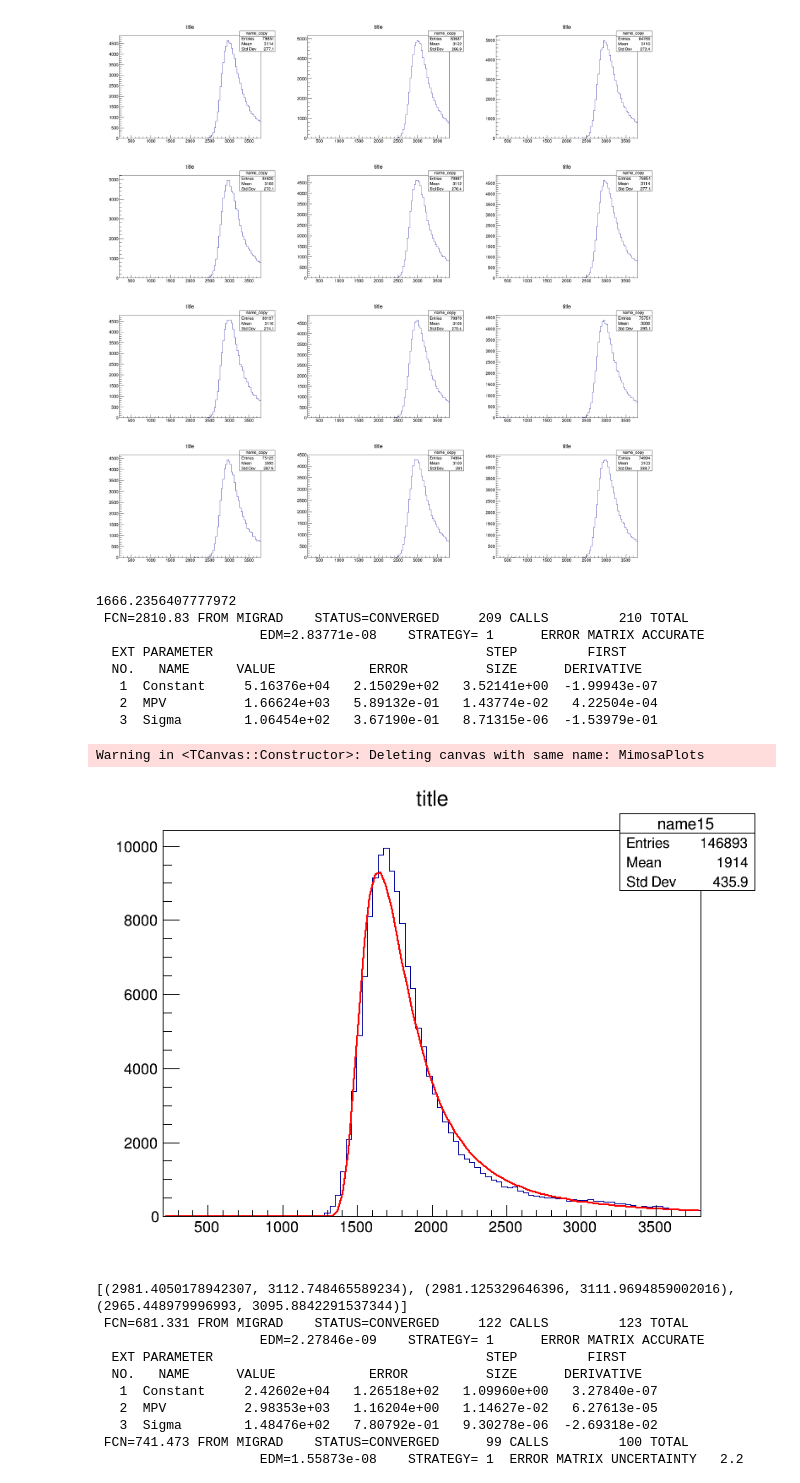
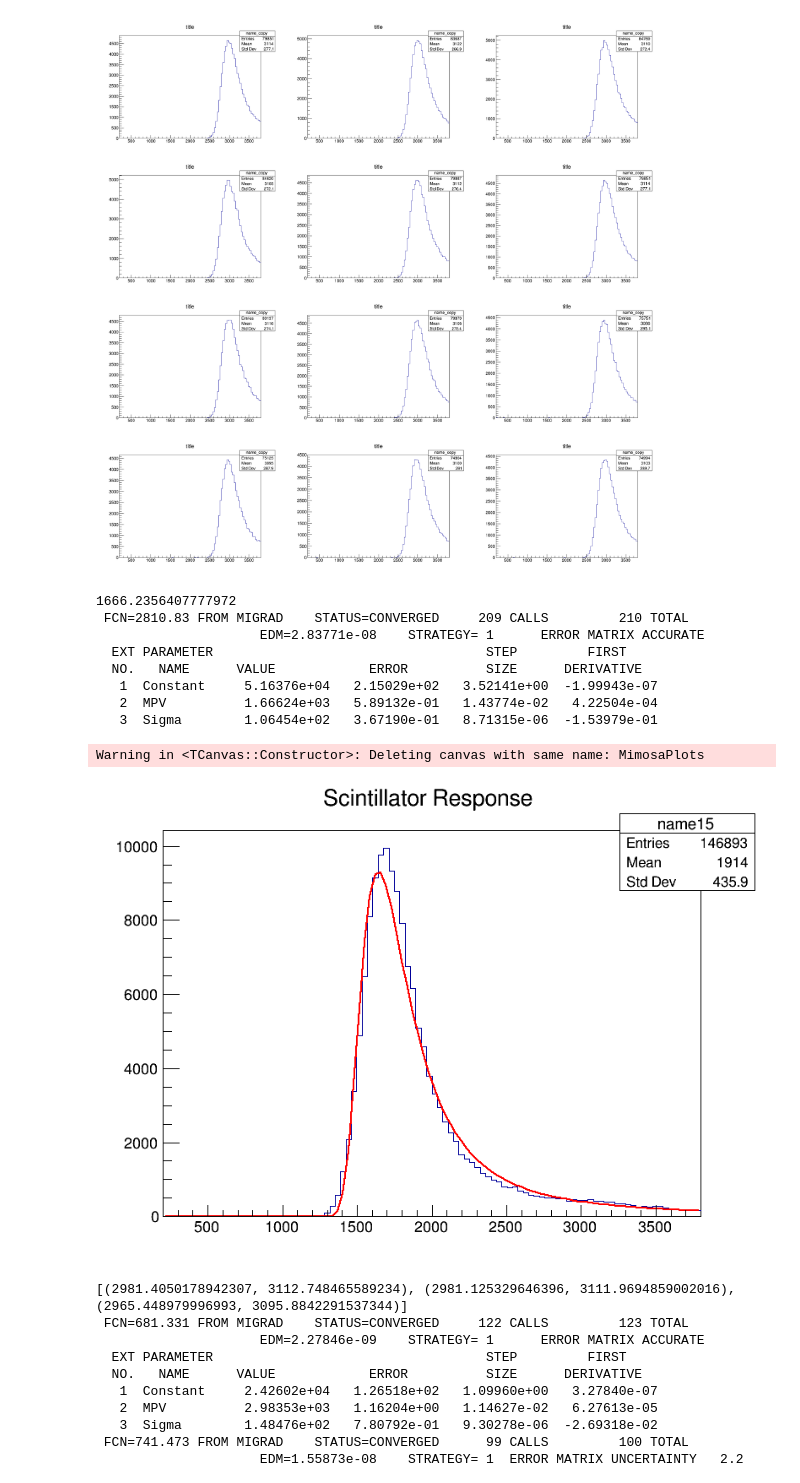
Before and after one commit to augustrainstorm/DESYChain, a Jupyter notebook: Sam/Graphing Scintillators.ipynb, the cells around one changed output. Saved outputs shown, nothing was run; the diff lists cells and outputs as text; code cells hidden in the pictures.

```diff
--- a/Sam/Graphing Scintillators.ipynb
+++ b/Sam/Graphing Scintillators.ipynb
@@ -50,32 +50,32 @@ Warning in <TCanvas::Constructor>: Deleting canvas with same name: MimosaPlots
 # %%
 #Paul suggests that rather than getting the mean we can fit it to a distribution
 
 from ROOT import TF1
 runName="/nfs/dust/fhlabs/group/BL4S/data/DESYChain/ConvertedData/1572013337.root"
 importFile = TFile(runName, "READ")
 RAWdata=importFile.Get("RAWdata")
 c2=TCanvas("MimosaPlots", "MimosaPlots", 800, 600)
-hist1=TH1D("name15", "title", 100, 200, 3800)
+hist1=TH1D("name15", "Scintillator Response", 100, 200, 3800)
 RAWdata.Draw("QDC0_ch0>>name15", "QDC0_ch0>200 && QDC0_ch0<3800")
 hist1.Draw()
 
 fitti=TF1("fitti", "landau") #the distribution in this sense is the Landau distribution
 
 hist1.Fit(fitti) #Paul suggests eventually getting a better fit by mushing together landau and gaussian
 print(fitti.GetParameter("MPV")) #and MPV refers to the peak
 
 c2.Draw()
 # %% [output]
 1666.2356407777972
  FCN=2810.83 FROM MIGRAD    STATUS=CONVERGED     209 CALLS         210 TOTAL
                      EDM=2.83771e-08    STRATEGY= 1      ERROR MATRIX ACCURATE
   EXT PARAMETER                                   STEP         FIRST
   NO.   NAME      VALUE            ERROR          SIZE      DERIVATIVE
    1  Constant     5.16376e+04   2.15029e+02   3.52141e+00  -1.99943e-07
    2  MPV          1.66624e+03   5.89132e-01   1.43774e-02   4.22504e-04
    3  Sigma        1.06454e+02   3.67190e-01   8.71315e-06  -1.53979e-01
 Warning in <TCanvas::Constructor>: Deleting canvas with same name: MimosaPlots
-[figure, old version]
+[figure, new version]
 # %%
 #Now we want to compare the way that the fitted MPV and the means vary over the different energies
 import matplotlib.pyplot as plt
```
Also changed, not shown: 1 other file.
